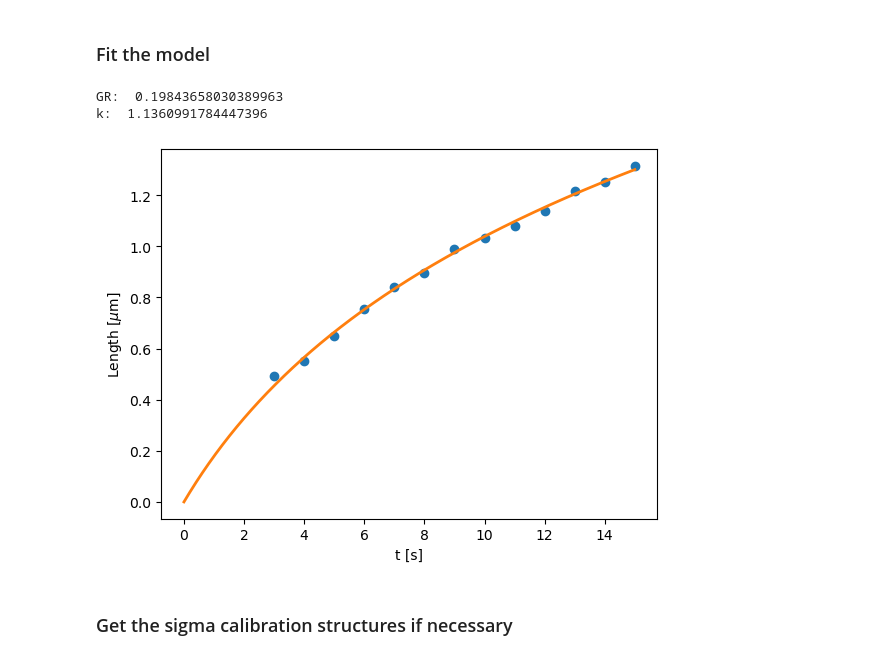
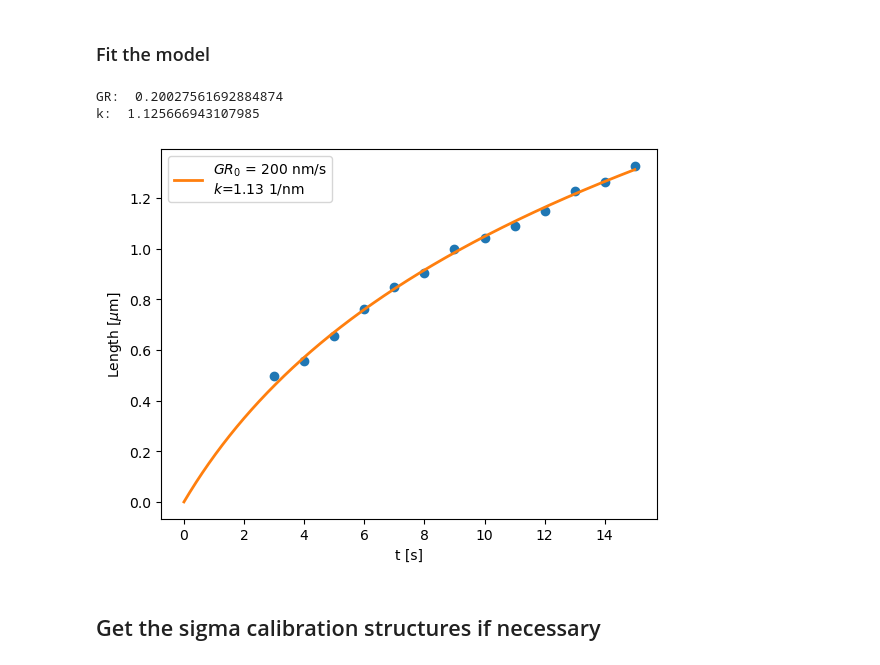
Before and after one commit to Skoricius/f3ast, a Jupyter notebook: examples/calibration.ipynb, the cells around one changed output. Saved outputs shown, nothing was run; the diff lists cells and outputs as text; code cells hidden in the pictures.

```diff
--- a/examples/calibration.ipynb
+++ b/examples/calibration.ipynb
@@ -88,19 +90,21 @@ dwell_times = dwell_times[-lengths_true.size:]
 # %%
 # fit the deposit model and get the parameters
 deposit_model, popt, _ = f3ast.DDModel.fit_calibration(dwell_times, lengths_true)
+label = f'$GR_0$ = {popt[0]*1e3:.0f} nm/s\n$k$={popt[1]:.2f} 1/nm'
 
 t = np.linspace(0, np.max(dwell_times), 1000)
 plt.figure()
-plt.plot(t, deposit_model(t, *popt), color='tab:orange', linewidth=2)
+plt.plot(t, deposit_model(t, *popt), color='tab:orange', linewidth=2, label=label)
 plt.scatter(dwell_times, lengths_true)
+plt.legend()
 plt.xlabel('t [s]')
 plt.ylabel(r'Length [$\mu$m]');
 # %% [output]
-GR:  0.19843658030389963
-k:  1.1360991784447396
+GR:  0.20027561692884874
+k:  1.125666943107985
-[figure, old version]
+[figure, new version]
 # %% [markdown]
-### Get the sigma calibration structures if necessary
+## Get the sigma calibration structures if necessary
 # %%
 import f3ast
 import f3ast.calibration
```
Also changed, not shown: parts of 10 cells of this notebook, 3 other files.
